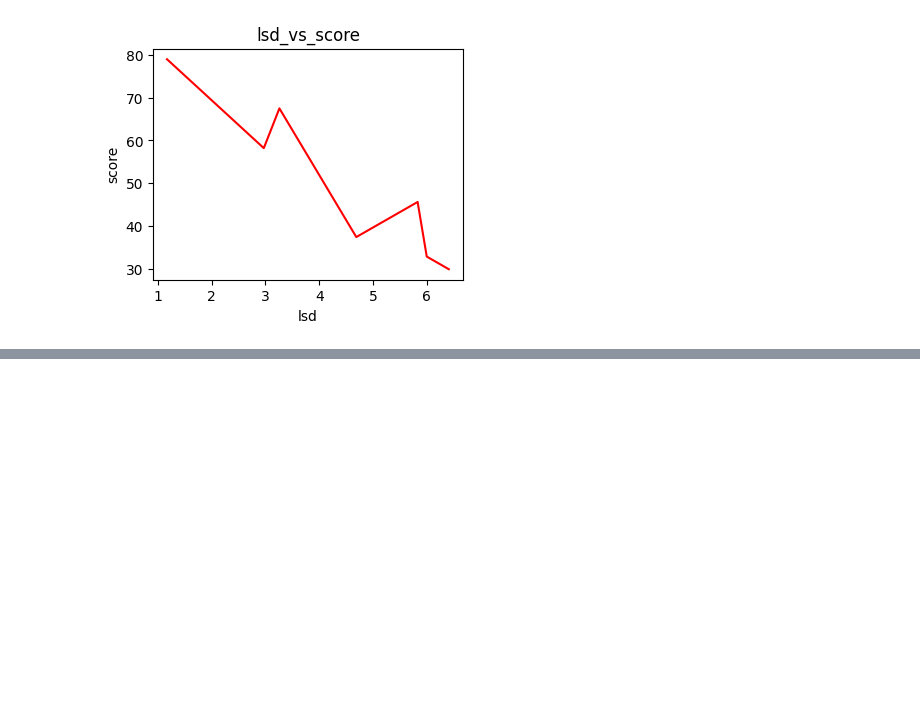
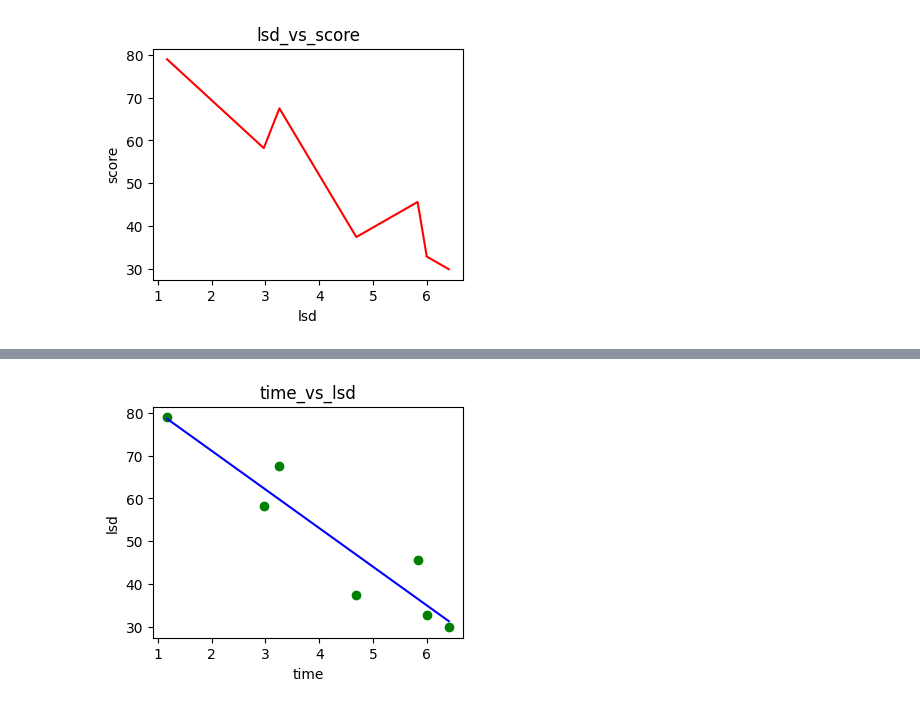
Before and after one commit to tmahmud7771/machine_learning, a Jupyter notebook: notebooks/drug_vs_math/drug_vs_math.ipynb, the cells around one changed output, grey strips where cells are left out. Saved outputs shown, nothing was run; the diff lists cells and outputs as text; code cells hidden in the pictures; blank space fills up the shorter version.

```diff
--- a/notebooks/drug_vs_math/drug_vs_math.ipynb
+++ b/notebooks/drug_vs_math/drug_vs_math.ipynb
@@ -57,3 +48,7 @@ plt.ylabel('score')
 plt.show()
 # %% [output]
 [figure]
+# %%
+regression = LinearRegression()
+
+regression.fit(lsd, score)
@@ -59,0 +82,10 @@ plt.show()
+# %%
+plt.figure(figsize=(4,3))
+plt.scatter(lsd, score , color = 'g')
+plt.plot(lsd, regression.predict(lsd), color = 'b')
+plt.title('time_vs_lsd')
+plt.xlabel('time')
+plt.ylabel('lsd')
+plt.show()
+# %% [output]
+[figure, added]
```
Also changed, not shown: parts of 8 cells of this notebook.
